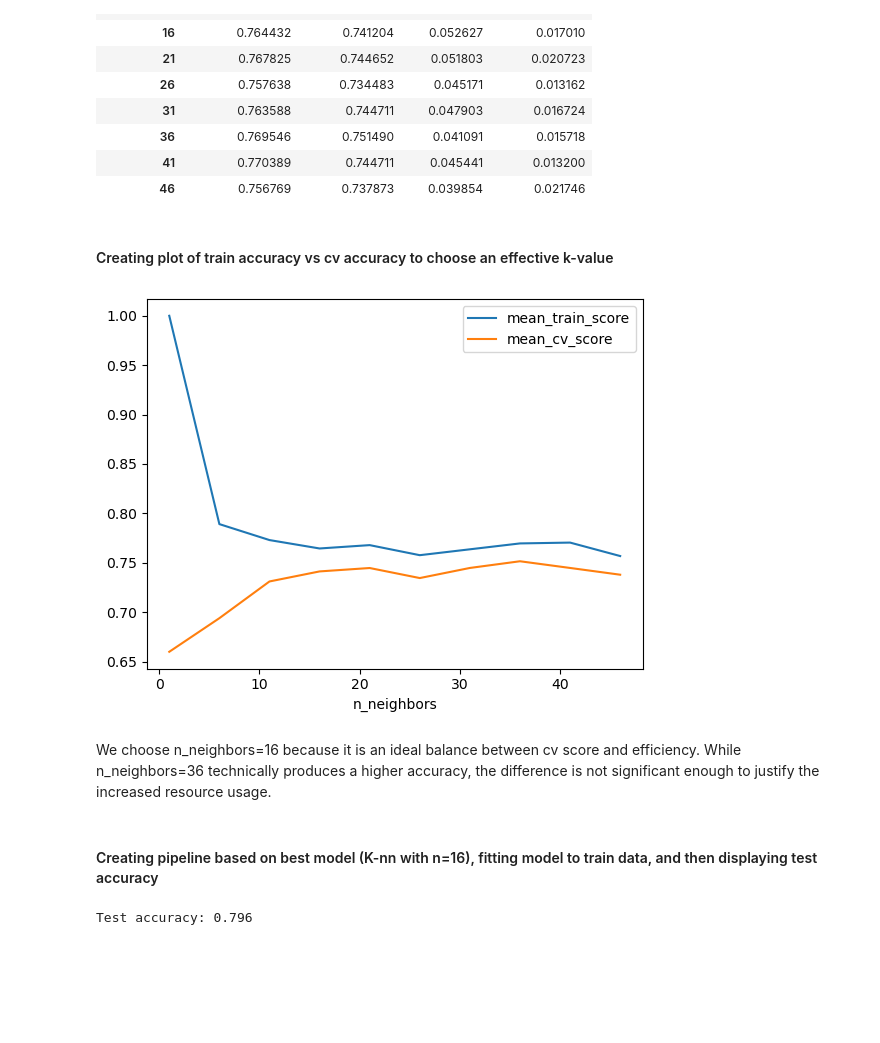
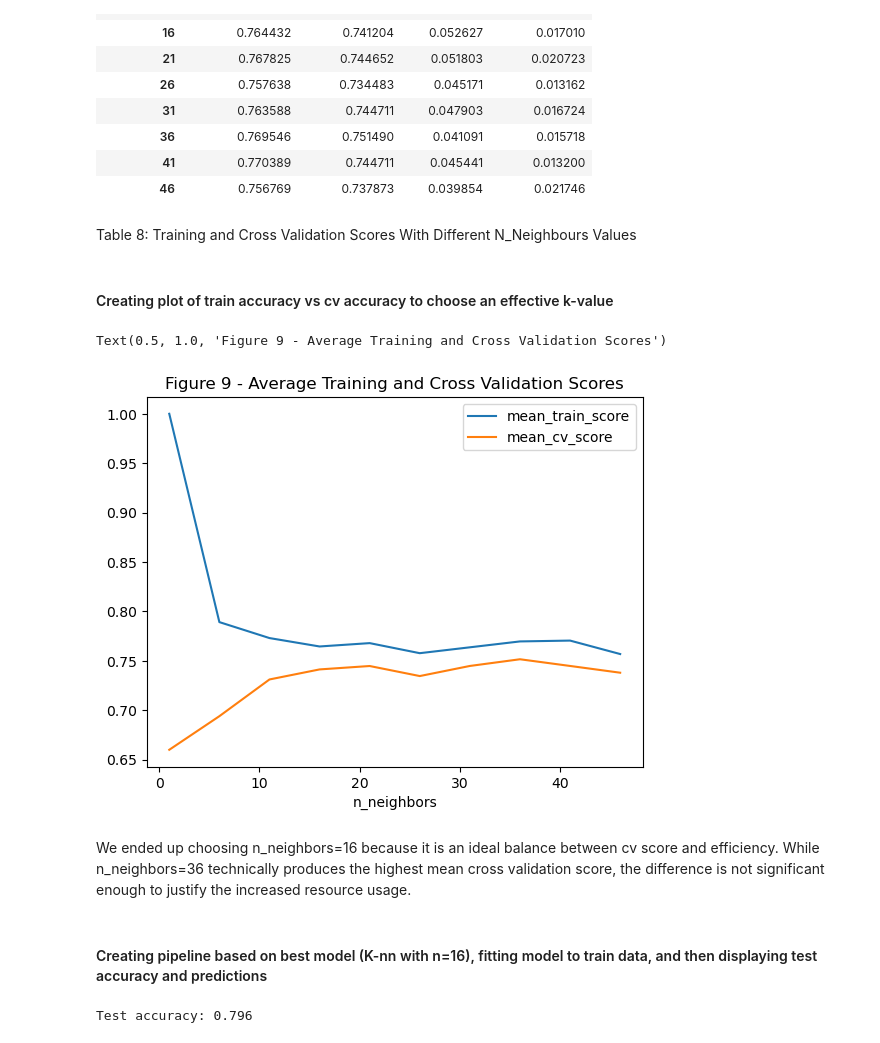
Before and after one commit to adipoluri/DSCI-100-Project, a Jupyter notebook: Report.ipynb, the cells around one changed output. Drawn from its saved outputs; the diff is of its cells as text; code cells hidden in the pictures; blank space fills up the shorter version.

Commit message:
Updated intro, methods, analysis and discussion and added table/figure titles

```diff
--- a/Report.ipynb
+++ b/Report.ipynb
@@ -344,14 +371,18 @@ results_df
 | 36 | 0.769546 | 0.751490 | 0.041091 | 0.015718 |
 | 41 | 0.770389 | 0.744711 | 0.045441 | 0.013200 |
 | 46 | 0.756769 | 0.737873 | 0.039854 | 0.021746 |
+# %% [markdown]
+Table 8: Training and Cross Validation Scores With Different N_Neighbours Values
 # %% [markdown]
 #### Creating plot of train accuracy vs cv accuracy to choose an effective k-value
 # %%
-results_df[["mean_train_score", "mean_cv_score"]].plot();
+results_df[["mean_train_score", "mean_cv_score"]].plot()
+plt.title("Figure 9 - Average Training and Cross Validation Scores")
 # %% [output]
+Text(0.5, 1.0, 'Figure 9 - Average Training and Cross Validation Scores')
-[figure, old version]
+[figure, new version]
 # %% [markdown]
-We choose n_neighbors=16 because it is an ideal balance between cv score and efficiency. While n_neighbors=36 technically produces a higher accuracy, the difference is not significant enough to justify the increased resource usage.
+We ended up choosing n_neighbors=16 because it is an ideal balance between cv score and efficiency. While n_neighbors=36 technically produces the highest mean cross validation score, the difference is not significant enough to justify the increased resource usage.
 # %% [markdown]
-#### Creating pipeline based on best model (K-nn with n=16), fitting model to train data, and then displaying test accuracy
+#### Creating pipeline based on best model (K-nn with n=16), fitting model to train data, and then displaying test accuracy and predictions
 # %%
```
Also changed, not shown: parts of 31 cells of this notebook.
